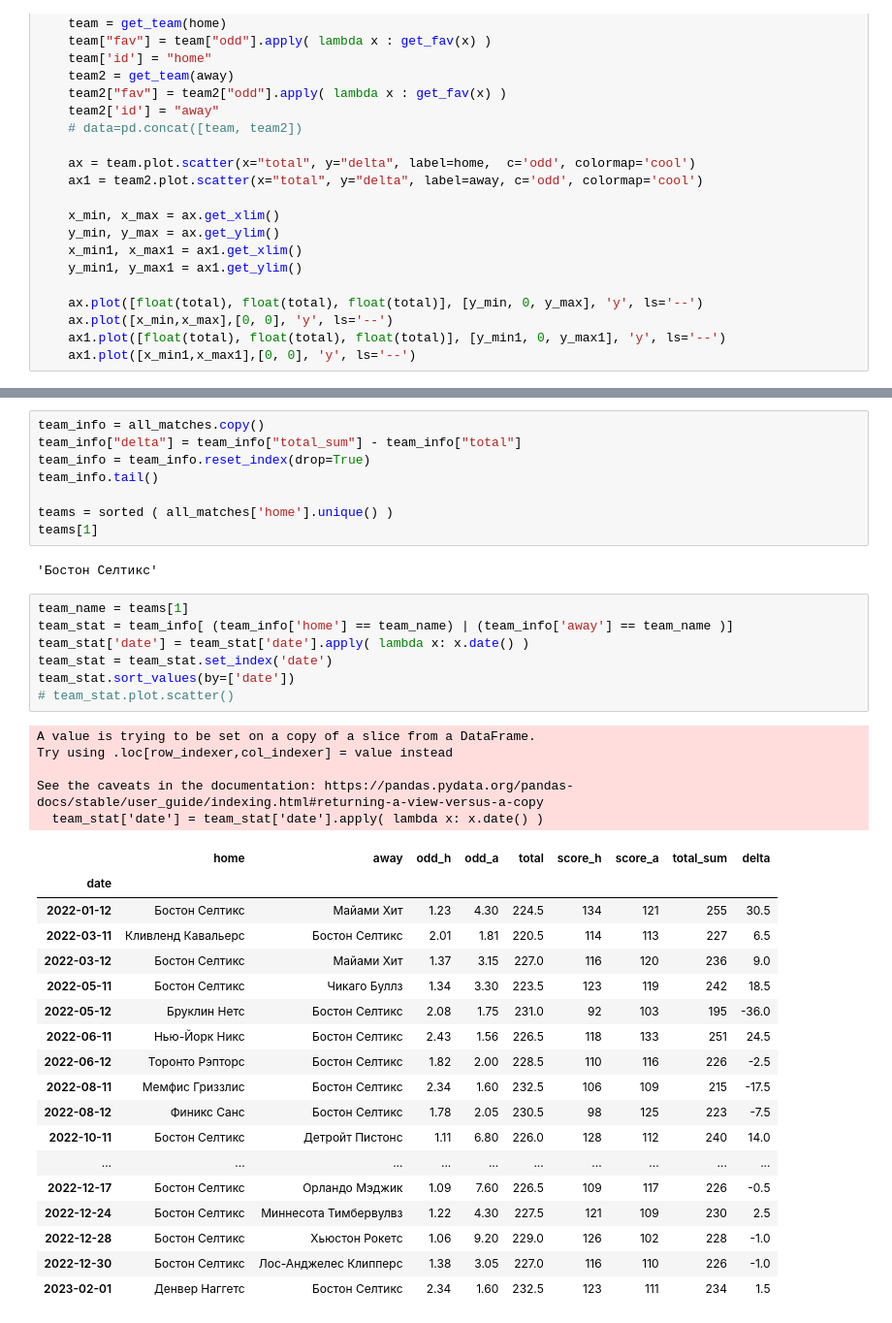
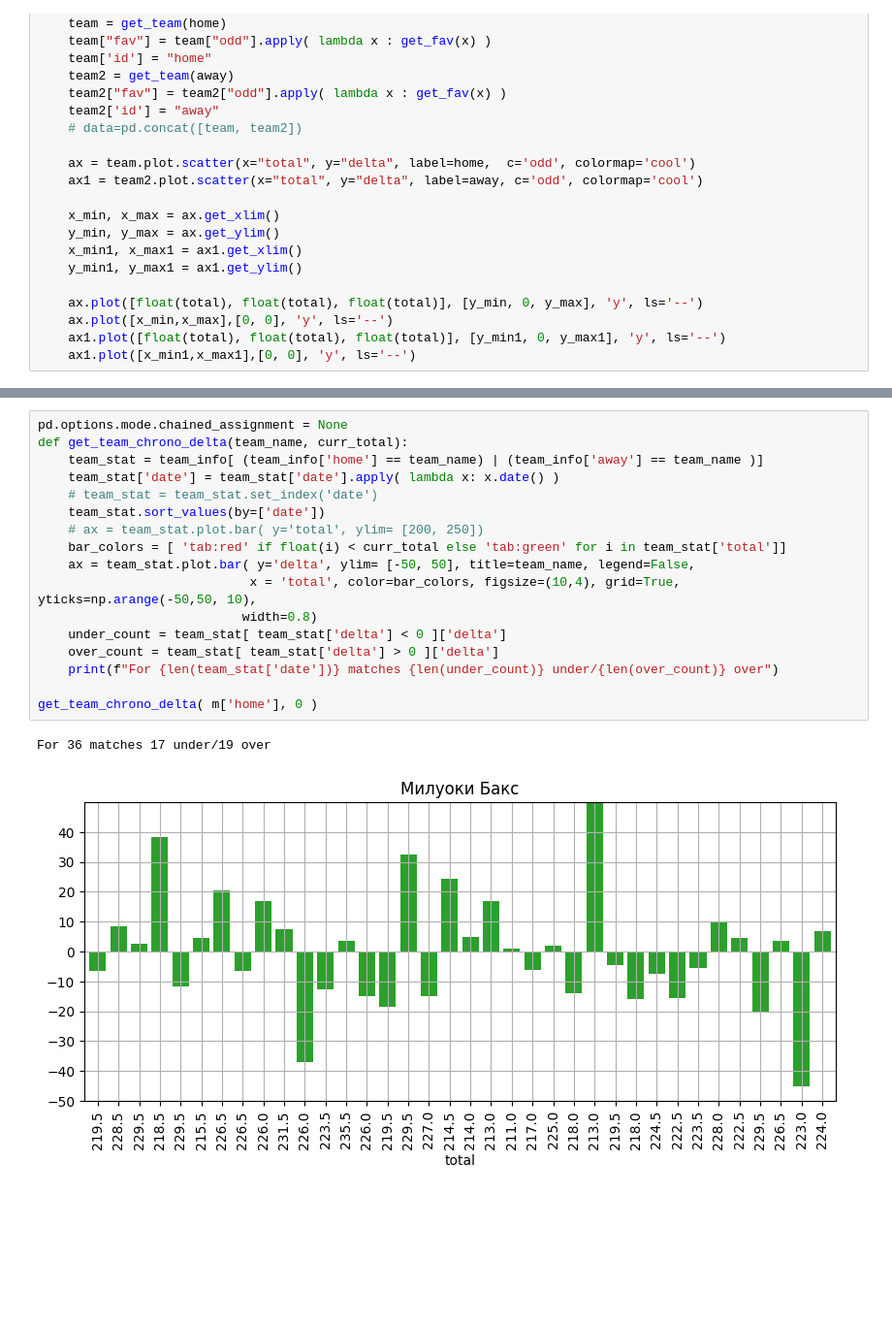
Before and after one commit to glahiator/basket_total, a Jupyter notebook: analyze.ipynb, the cells around one changed output, grey strips where cells are left out. Shown at 97% size. Saved outputs shown, nothing was run; the diff lists cells and outputs as text; blank space fills up the shorter version.

```diff
--- a/analyze.ipynb
+++ b/analyze.ipynb
@@ -87,41 +111,20 @@ For Лос-Анджелес Клипперс and Майами Хит with total
-# %%
-team_info = all_matches.copy()
-team_info["delta"] = team_info["total_sum"] - team_info["total"]
-team_info = team_info.reset_index(drop=True)
-team_info.tail()
-
-teams = sorted ( all_matches['home'].unique() )
-teams[1]
-# %% [output]
-'Бостон Селтикс'
-# %%
-team_name = teams[1]
-team_stat = team_info[ (team_info['home'] == team_name) | (team_info['away'] == team_name )]
-team_stat['date'] = team_stat['date'].apply( lambda x: x.date() )
-team_stat = team_stat.set_index('date')
-team_stat.sort_values(by=['date'])
-# team_stat.plot.scatter()
-# %% [output]
-A value is trying to be set on a copy of a slice from a DataFrame.
-Try using .loc[row_indexer,col_indexer] = value instead
-
-See the caveats in the documentation: https://pandas.pydata.org/pandas-docs/stable/user_guide/indexing.html#returning-a-view-versus-a-copy
-  team_stat['date'] = team_stat['date'].apply( lambda x: x.date() )
-|  | home | away | odd_h | odd_a | total | score_h | score_a | total_sum | delta |
-| date |  |  |  |  |  |  |  |  |  |
-| 2022-01-12 | Бостон Селтикс | Майами Хит | 1.23 | 4.30 | 224.5 | 134 | 121 | 255 | 30.5 |
-| 2022-03-11 | Кливленд Кавальерс | Бостон Селтикс | 2.01 | 1.81 | 220.5 | 114 | 113 | 227 | 6.5 |
-| 2022-03-12 | Бостон Селтикс | Майами Хит | 1.37 | 3.15 | 227.0 | 116 | 120 | 236 | 9.0 |
-| 2022-05-11 | Бостон Селтикс | Чикаго Буллз | 1.34 | 3.30 | 223.5 | 123 | 119 | 242 | 18.5 |
-| 2022-05-12 | Бруклин Нетс | Бостон Селтикс | 2.08 | 1.75 | 231.0 | 92 | 103 | 195 | -36.0 |
-| 2022-06-11 | Нью-Йорк Никс | Бостон Селтикс | 2.43 | 1.56 | 226.5 | 118 | 133 | 251 | 24.5 |
-| 2022-06-12 | Торонто Рэпторс | Бостон Селтикс | 1.82 | 2.00 | 228.5 | 110 | 116 | 226 | -2.5 |
-| 2022-08-11 | Мемфис Гриззлис | Бостон Селтикс | 2.34 | 1.60 | 232.5 | 106 | 109 | 215 | -17.5 |
-| 2022-08-12 | Финикс Санс | Бостон Селтикс | 1.78 | 2.05 | 230.5 | 98 | 125 | 223 | -7.5 |
-| 2022-10-11 | Бостон Селтикс | Детройт Пистонс | 1.11 | 6.80 | 226.0 | 128 | 112 | 240 | 14.0 |
-| ... | ... | ... | ... | ... | ... | ... | ... | ... | ... |
-| 2022-12-17 | Бостон Селтикс | Орландо Мэджик | 1.09 | 7.60 | 226.5 | 109 | 117 | 226 | -0.5 |
-| 2022-12-24 | Бостон Селтикс | Миннесота Тимбервулвз | 1.22 | 4.30 | 227.5 | 121 | 109 | 230 | 2.5 |
-| 2022-12-28 | Бостон Селтикс | Хьюстон Рокетс | 1.06 | 9.20 | 229.0 | 126 | 102 | 228 | -1.0 |
-| 2022-12-30 | Бостон Селтикс | Лос-Анджелес Клипперс | 1.38 | 3.05 | 227.0 | 116 | 110 | 226 | -1.0 |
-| 2023-02-01 | Денвер Наггетс | Бостон Селтикс | 2.34 | 1.60 | 232.5 | 123 | 111 | 234 | 1.5 |
+# %%
+pd.options.mode.chained_assignment = None
+def get_team_chrono_delta(team_name, curr_total):
+    team_stat = team_info[ (team_info['home'] == team_name) | (team_info['away'] == team_name )]
+    team_stat['date'] = team_stat['date'].apply( lambda x: x.date() )
+    # team_stat = team_stat.set_index('date')
+    team_stat.sort_values(by=['date'])
+    # ax = team_stat.plot.bar( y='total', ylim= [200, 250])
+    bar_colors = [ 'tab:red' if float(i) < curr_total else 'tab:green' for i in team_stat['total']]
+    ax = team_stat.plot.bar( y='delta', ylim= [-50, 50], title=team_name, legend=False,
+                            x = 'total', color=bar_colors, figsize=(10,4), grid=True, yticks=np.arange(-50,50, 10),
+                           width=0.8)
+    under_count = team_stat[ team_stat['delta'] < 0 ]['delta']
+    over_count = team_stat[ team_stat['delta'] > 0 ]['delta']
+    print(f"For {len(team_stat['date'])} matches {len(under_count)} under/{len(over_count)} over")
+
+get_team_chrono_delta( m['home'], 0 )
+# %% [output]
+For 36 matches 17 under/19 over
+[figure, added]
```
Also changed, not shown: parts of 3 cells of this notebook, 6 other files.
